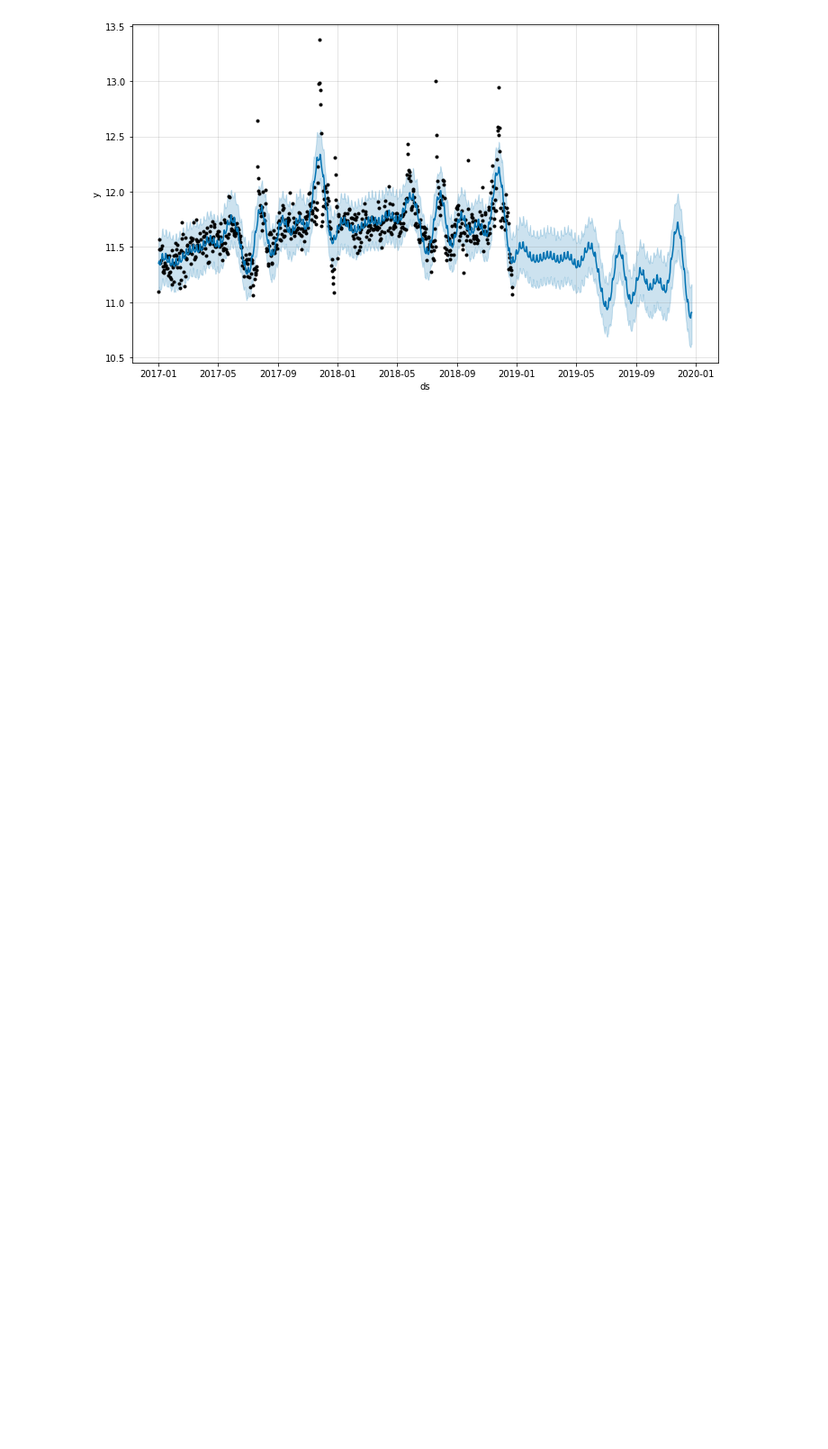
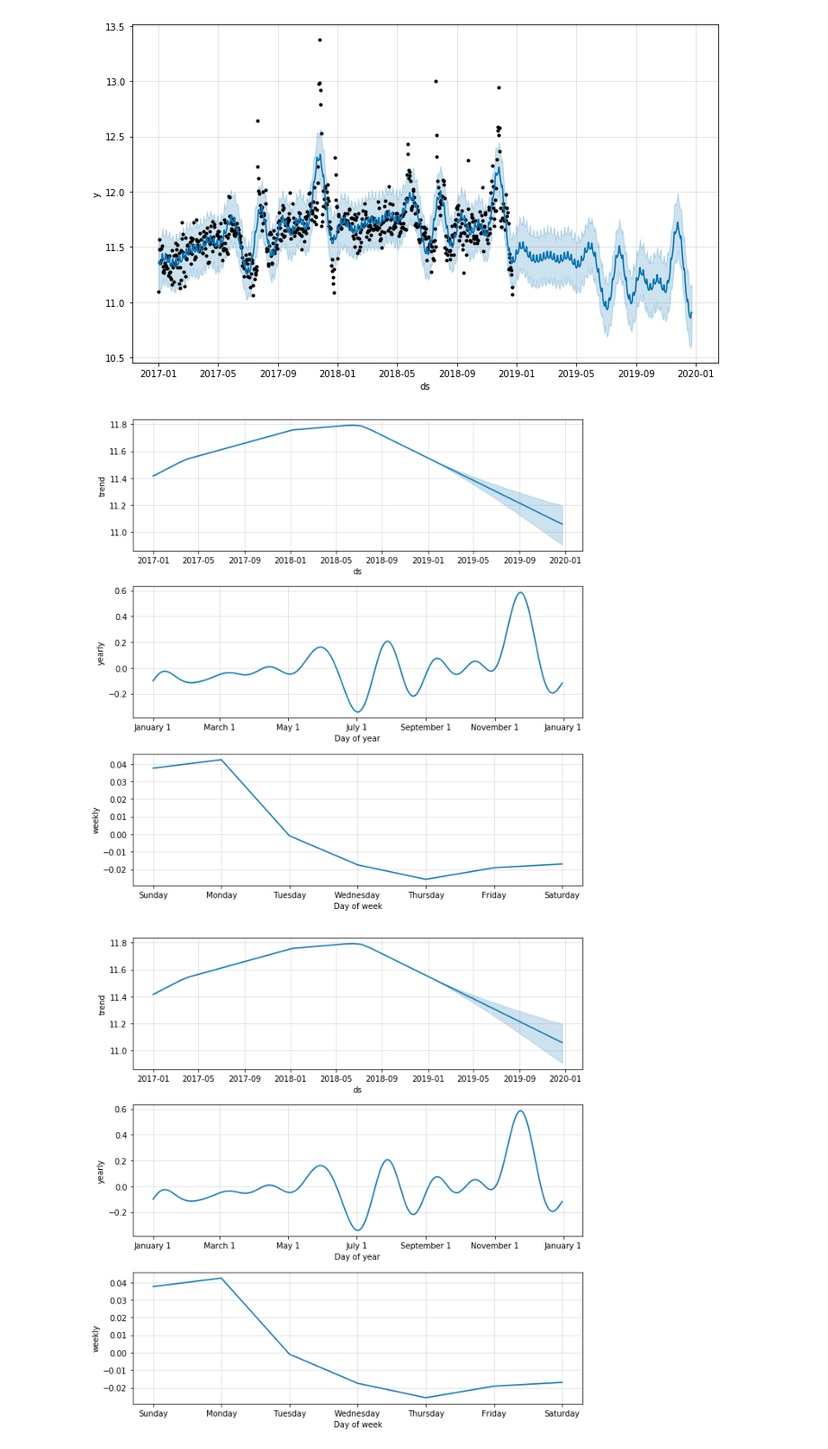
Before and after one commit to nastyh/Time-Series, a Jupyter notebook: 12_30.ipynb, the cells around one changed output. Shown at 90% size. Cells and saved outputs as stored; diff of their text form; code cells hidden in the pictures; blank space fills up the shorter version.

```diff
--- a/12_30.ipynb
+++ b/12_30.ipynb
@@ -116,3 +116,8 @@ m.plot(n_forecast)
 # %% [output]
 [figure]
 [figure]
+# %%
+m.plot_components(n_forecast)
+# %% [output]
+[figure, added]
+[figure, added]
```
